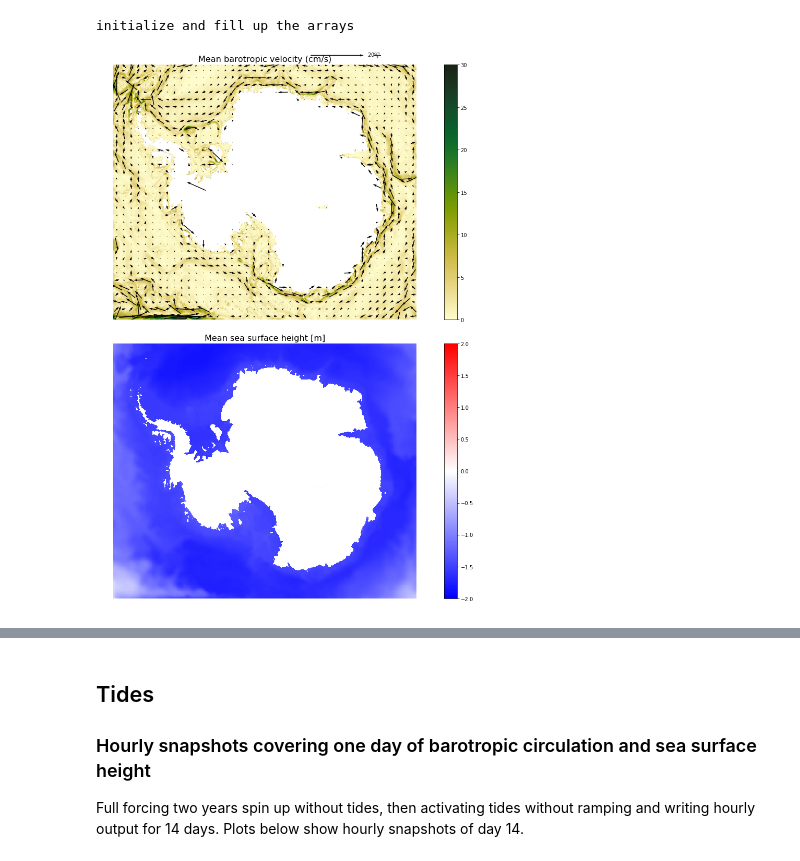
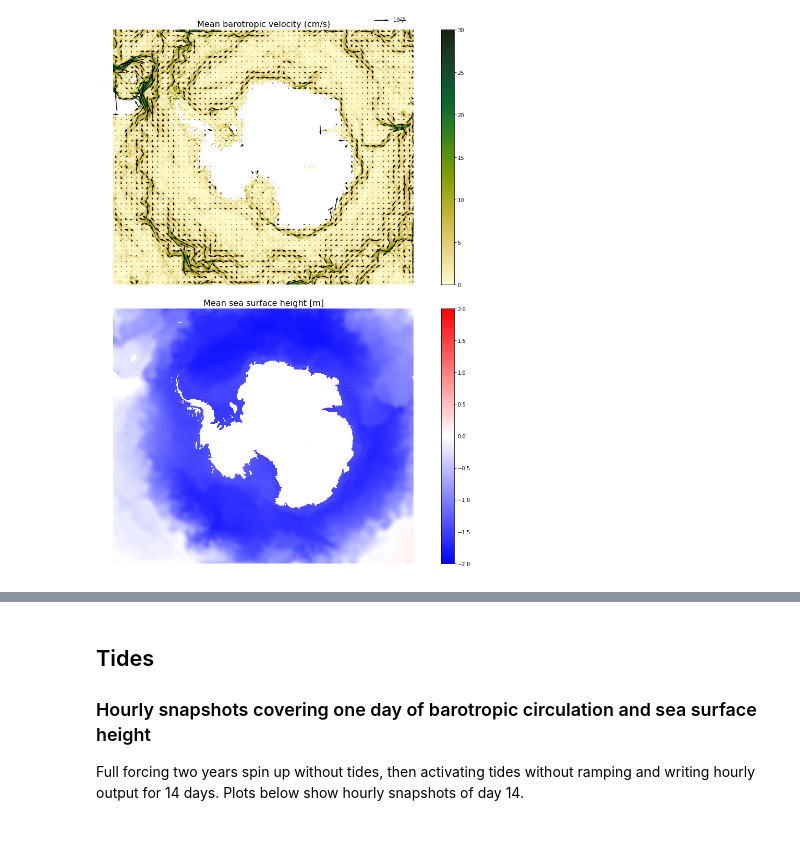
Before and after one commit to kuechenrole/tidal_melting, a Jupyter notebook: notebooks/0.3-kuechenrole-basic_diagnostics.ipynb, the cells around one changed output, grey strips where cells are left out. Saved outputs shown, nothing was run; the diff lists cells and outputs as text; code cells hidden in the pictures.

```diff
--- a/notebooks/0.3-kuechenrole-basic_diagnostics.ipynb
+++ b/notebooks/0.3-kuechenrole-basic_diagnostics.ipynb
@@ -37,6 +33,6 @@ initialize and fill up the arrays
-# %%
-path_s_avg = '../data/raw/ROMSIceShelf_devel/ocean_avg_0005.nc'
-uv_vectorplot.plot_avg(path_s_avg,0,11)
-# %% [output]
-initialize and fill up the arrays
-[figure, removed]
+# %%
+raw_dir = os.path.join(os.pardir,'data','raw')
+avg_5yr_file =  os.path.join(raw_dir,'waom10_full_forcing','ocean_avg_0005.nc')
+plot_avg_uvbar_ssh(avg_5yr_file,0,11)
+# %% [output]
+[figure, added]
```
Also changed, not shown: parts of 11 cells of this notebook, 4 other files.
